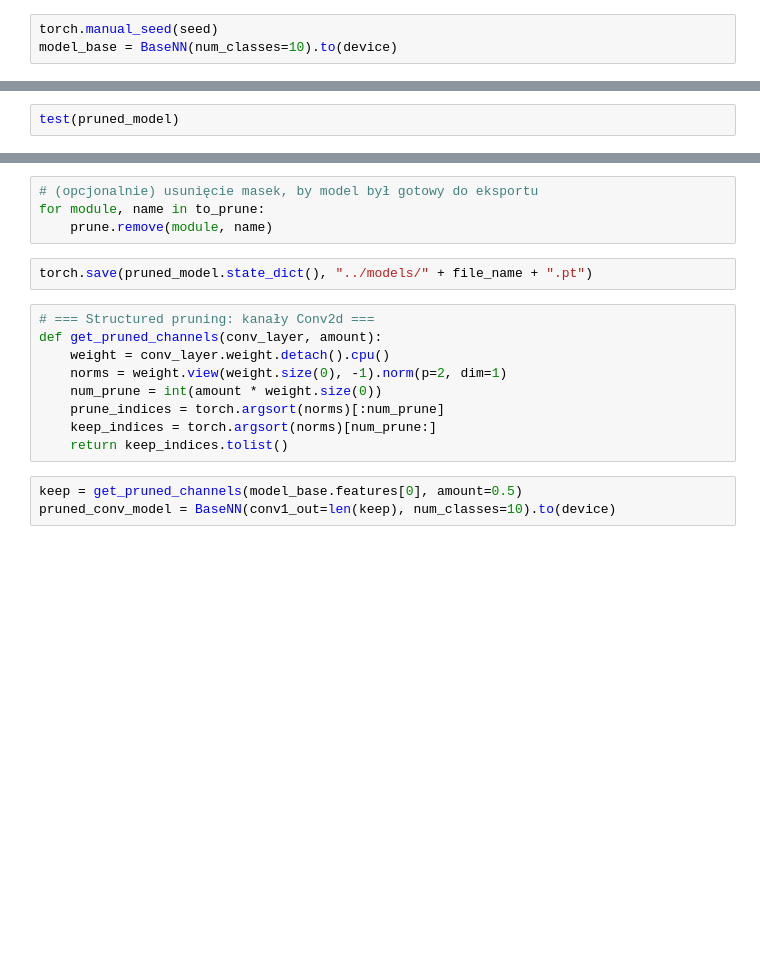
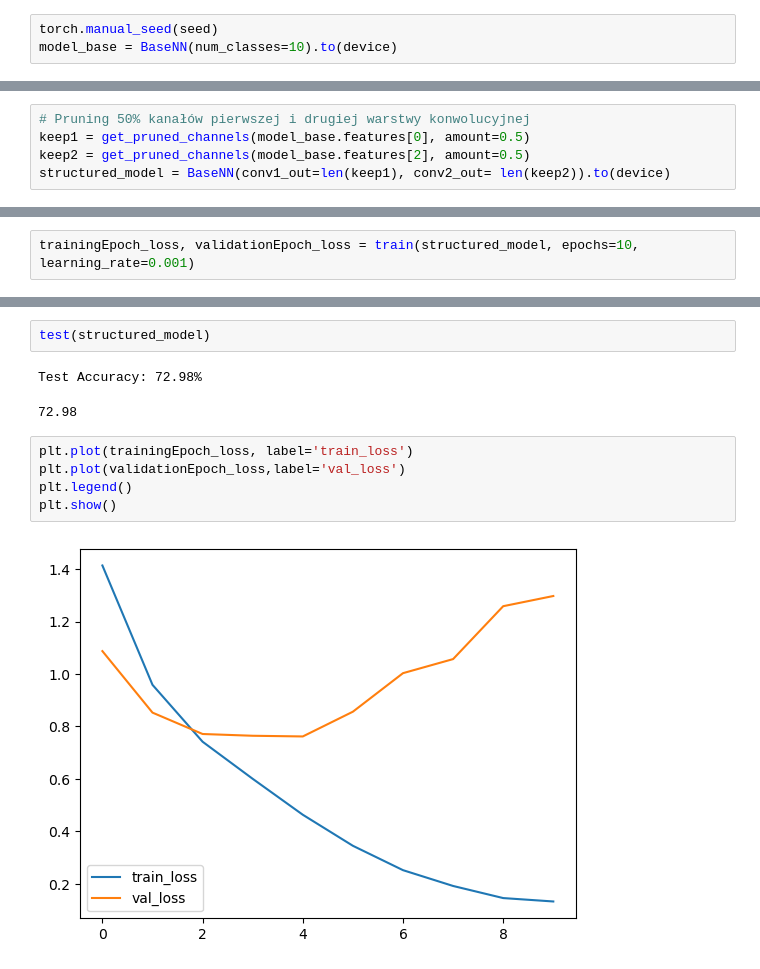
Before and after one commit to aSliwska/ssn-projekt, a Jupyter notebook: src/pruning.ipynb, the cells around one changed output, grey strips where cells are left out. Drawn from its saved outputs; the diff is of its cells as text; blank space fills up the shorter version.

```diff
--- a/src/pruning.ipynb
+++ b/src/pruning.ipynb
@@ -233,2 +276,5 @@ Epoch 10/10, Loss: 0.03438207645555958
 # %%
-test(pruned_model)
+# Pruning 50% kanałów pierwszej i drugiej warstwy konwolucyjnej
+keep1 = get_pruned_channels(model_base.features[0], amount=0.5)
+keep2 = get_pruned_channels(model_base.features[2], amount=0.5)
+structured_model = BaseNN(conv1_out=len(keep1), conv2_out= len(keep2)).to(device)
@@ -237,0 +281,2 @@ Test Accuracy: 74.28%
+# %%
+trainingEpoch_loss, validationEpoch_loss = train(structured_model, epochs=10, learning_rate=0.001)
@@ -238,18 +294,12 @@ Test Accuracy: 74.28%
+# %%
+test(structured_model)
+# %% [output]
+Test Accuracy: 72.98%
+72.98
 # %%
-# (opcjonalnie) usunięcie masek, by model był gotowy do eksportu
-for module, name in to_prune:
-    prune.remove(module, name)
+plt.plot(trainingEpoch_loss, label='train_loss')
+plt.plot(validationEpoch_loss,label='val_loss')
+plt.legend()
+plt.show()
+# %% [output]
+[figure, added]
-# %%
-torch.save(pruned_model.state_dict(), "../models/" + file_name + ".pt")
-# %%
-# === Structured pruning: kanały Conv2d ===
-def get_pruned_channels(conv_layer, amount):
-    weight = conv_layer.weight.detach().cpu()
-    norms = weight.view(weight.size(0), -1).norm(p=2, dim=1)
-    num_prune = int(amount * weight.size(0))
-    prune_indices = torch.argsort(norms)[:num_prune]
-    keep_indices = torch.argsort(norms)[num_prune:]
-    return keep_indices.tolist()
-# %%
-keep = get_pruned_channels(model_base.features[0], amount=0.5)
-pruned_conv_model = BaseNN(conv1_out=len(keep), num_classes=10).to(device)
```
Also changed, not shown: parts of 19 cells of this notebook, 2 other files.
